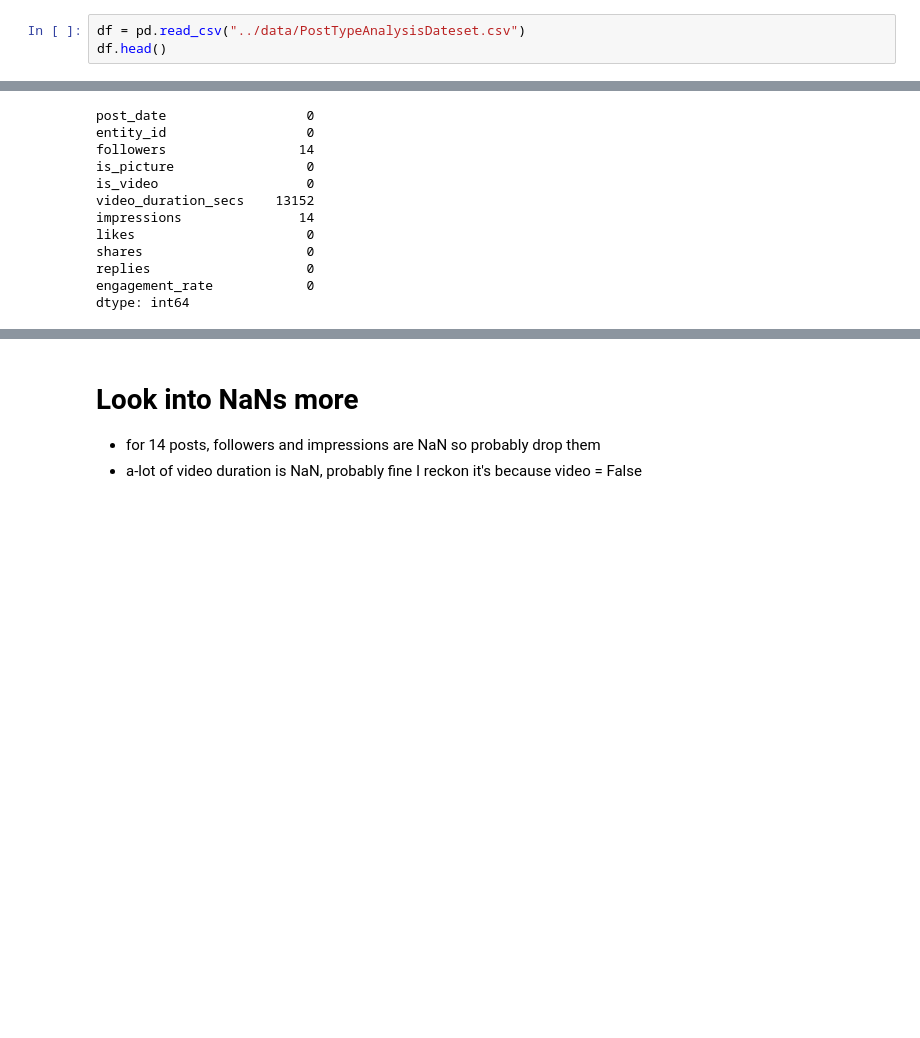
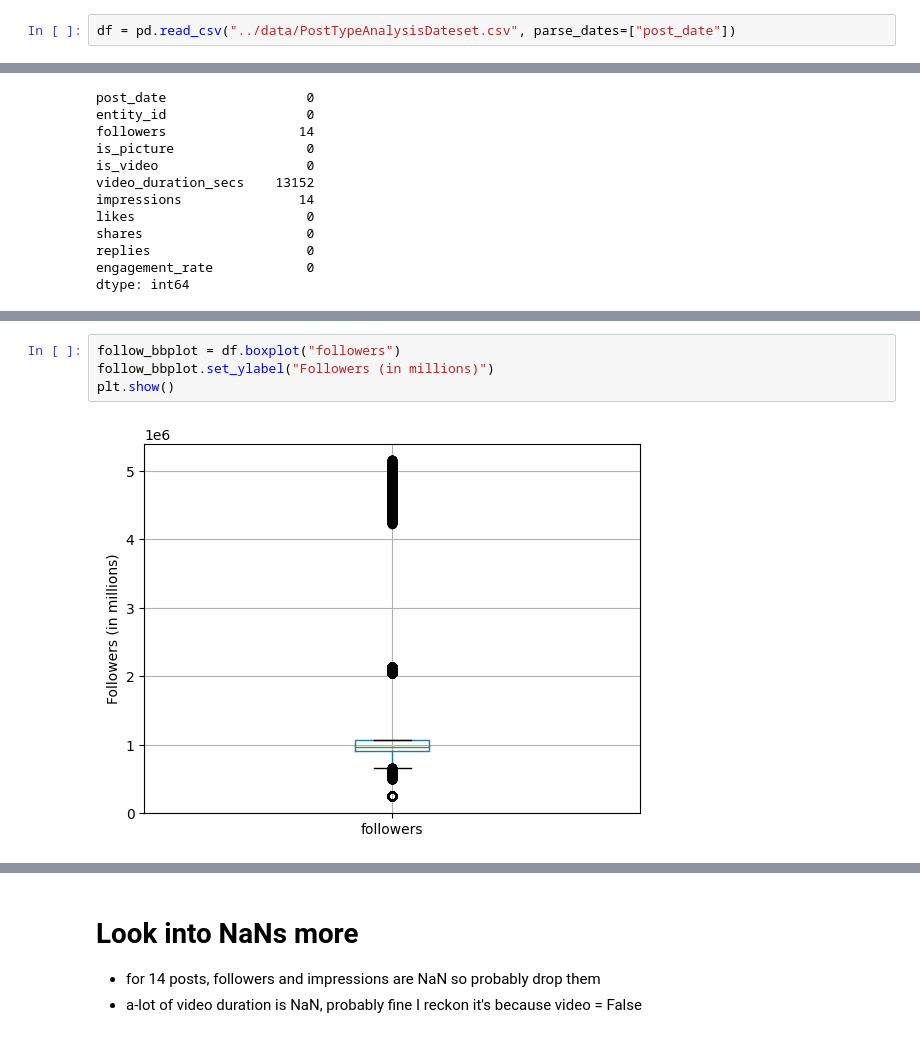
Before and after one commit to allan-gon/eg_thing, a Jupyter notebook: src/eda.ipynb, the cells around one changed output, grey strips where cells are left out. Drawn from its saved outputs; the diff is of its cells as text; blank space fills up the shorter version.

```diff
--- a/src/eda.ipynb
+++ b/src/eda.ipynb
@@ -7,5 +8,4 @@ import matplotlib.pyplot as plt
 # %% [markdown]
 # Load Data
 # %%
-df = pd.read_csv("../data/PostTypeAnalysisDateset.csv")
-df.head()
+df = pd.read_csv("../data/PostTypeAnalysisDateset.csv", parse_dates=["post_date"])
@@ -72,0 +126,6 @@ df[df.followers.isnull()]
+# %%
+follow_bbplot = df.boxplot("followers")
+follow_bbplot.set_ylabel("Followers (in millions)")
+plt.show()
+# %% [output]
+[figure, added]
```
Also changed, not shown: parts of 39 cells of this notebook, 2 other files.
